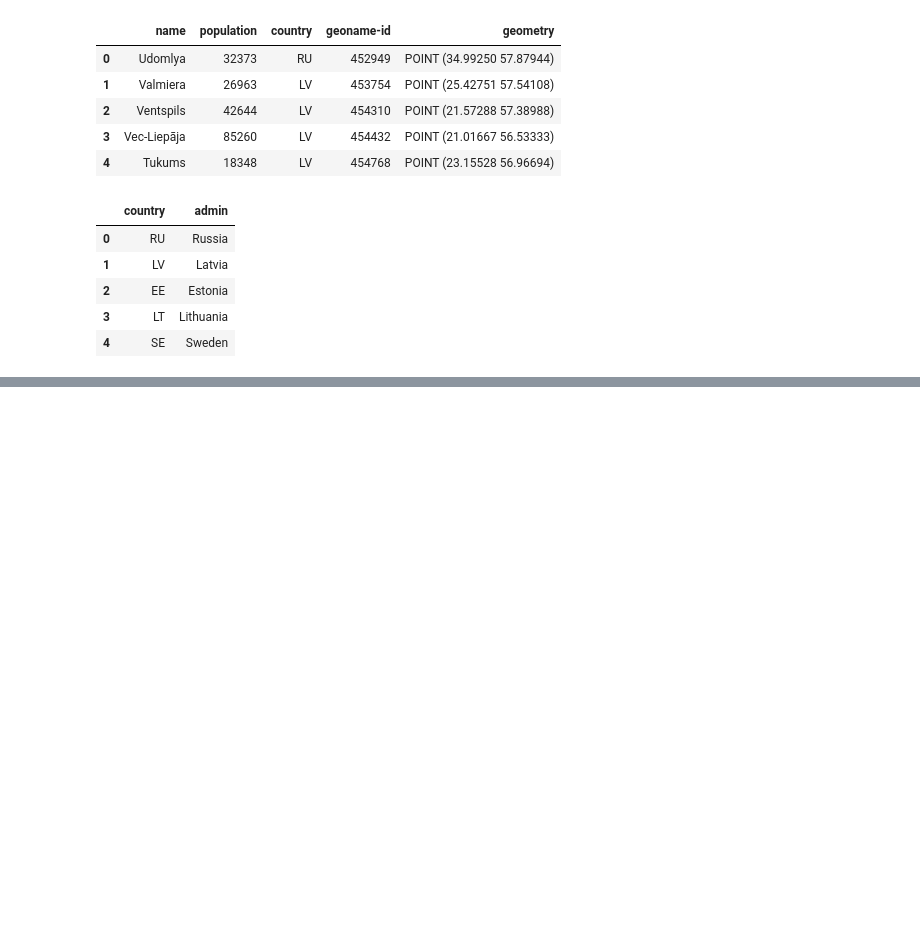
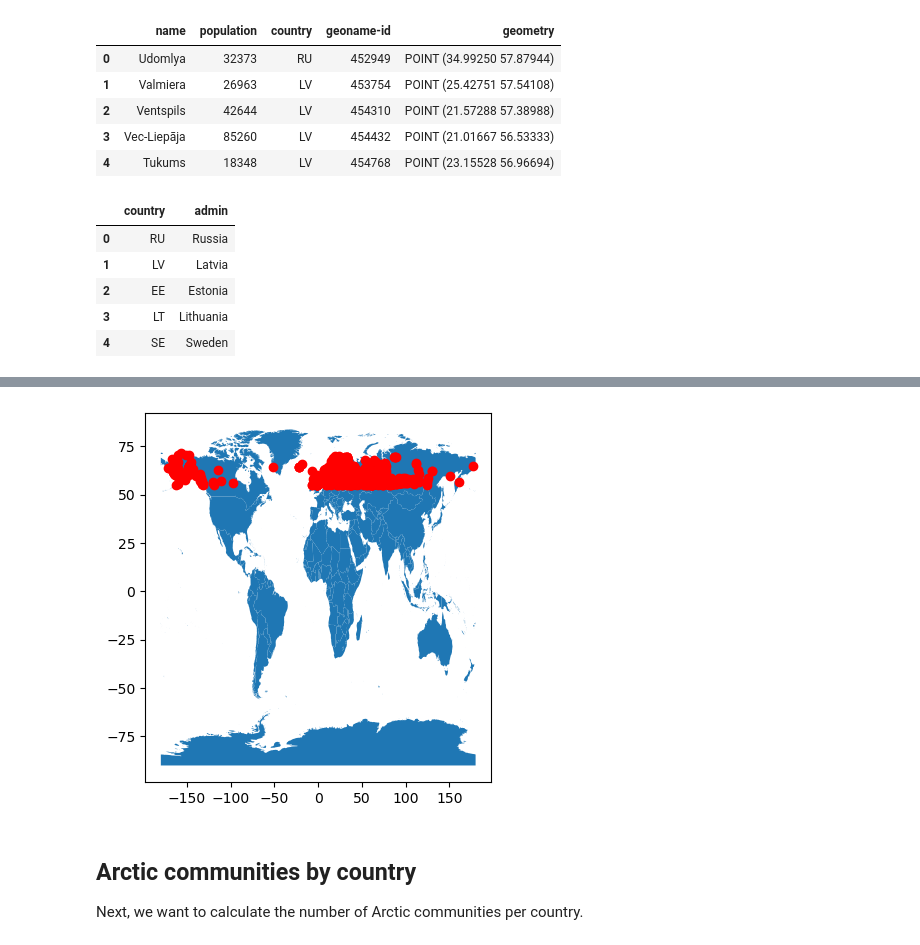
Before and after one commit to mmorenorolon/eds220-2025-in-class, a Jupyter notebook: week6-reprojecting.ipynb, the cells around one changed output, grey strips where cells are left out. Saved outputs shown, nothing was run; the diff lists cells and outputs as text; code cells hidden in the pictures; blank space fills up the shorter version.

```diff
--- a/week6-reprojecting.ipynb
+++ b/week6-reprojecting.ipynb
@@ -41,0 +57,13 @@ country_names.head()
+# %%
+# Verify CRSs match
+assert countries.crs == communities.crs
+
+fig, ax = plt.subplots()
+countries.plot(ax=ax)
+communities.plot(ax=ax, color='red')
+plt.show()
+# %% [output]
+[figure, added]
+# %% [markdown]
+## Arctic communities by country
+Next, we want to calculate the number of Arctic communities per country.
```
Also changed, not shown: parts of 38 cells of this notebook.
